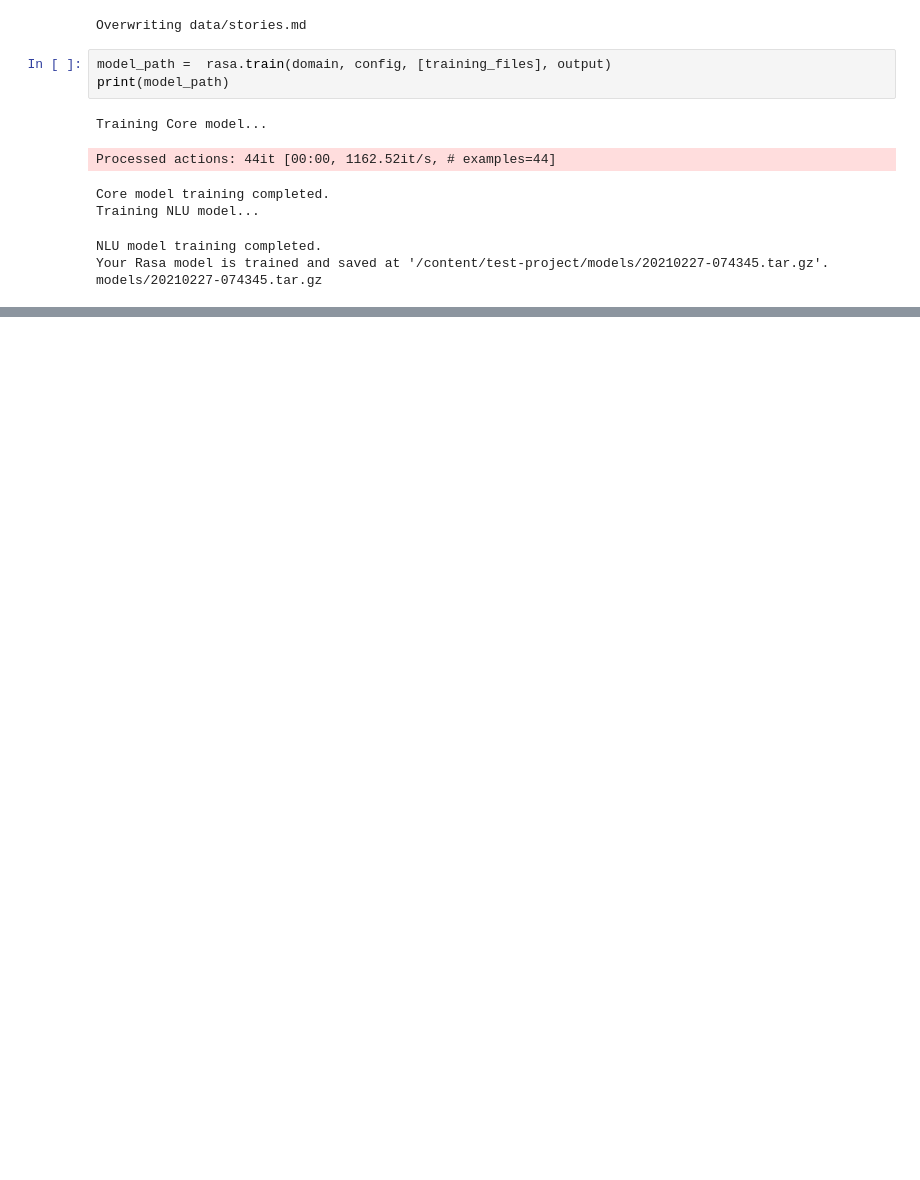
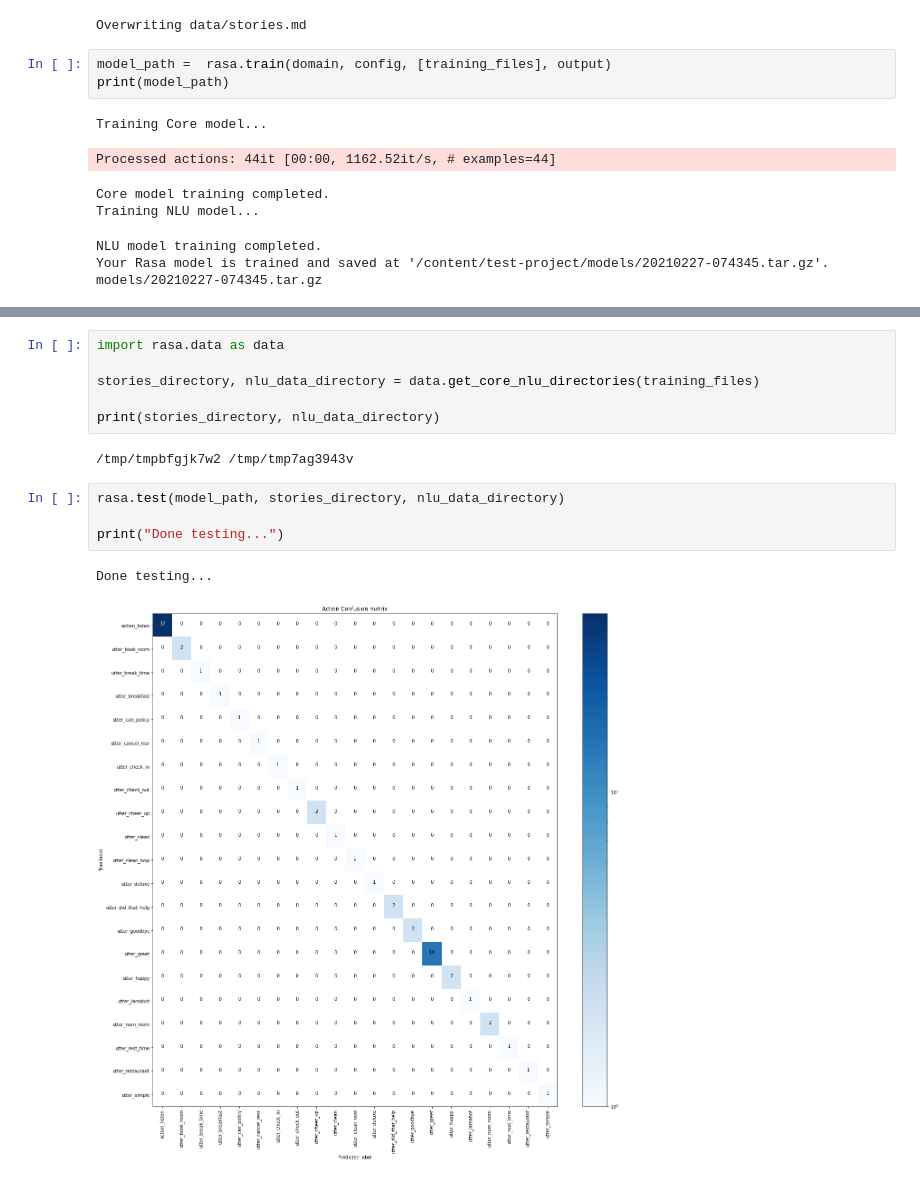
Before and after one commit to saife245/Rasa_Chatbot, a Jupyter notebook: Rasa_bot.ipynb, the cells around one changed output, grey strips where cells are left out. Saved outputs shown, nothing was run; the diff lists cells and outputs as text; blank space fills up the shorter version.

```diff
--- a/Rasa_bot.ipynb
+++ b/Rasa_bot.ipynb
@@ -496,0 +523,15 @@ models/20210227-074345.tar.gz
+# %%
+import rasa.data as data
+
+stories_directory, nlu_data_directory = data.get_core_nlu_directories(training_files)
+
+print(stories_directory, nlu_data_directory)
+# %% [output]
+/tmp/tmpbfgjk7w2 /tmp/tmp7ag3943v
+# %%
+rasa.test(model_path, stories_directory, nlu_data_directory)
+
+print("Done testing...")
+# %% [output]
+Done testing...
+[figure, added]
```
Also changed, not shown: parts of 2 cells of this notebook.
